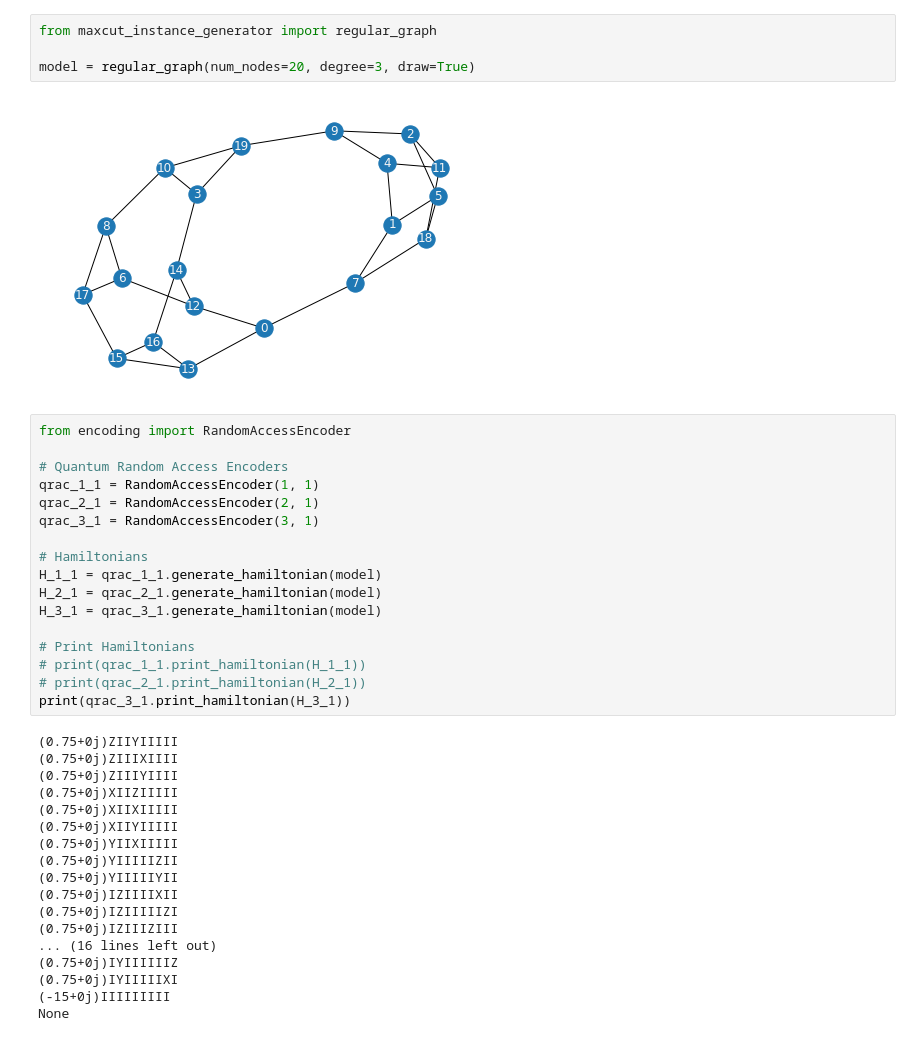
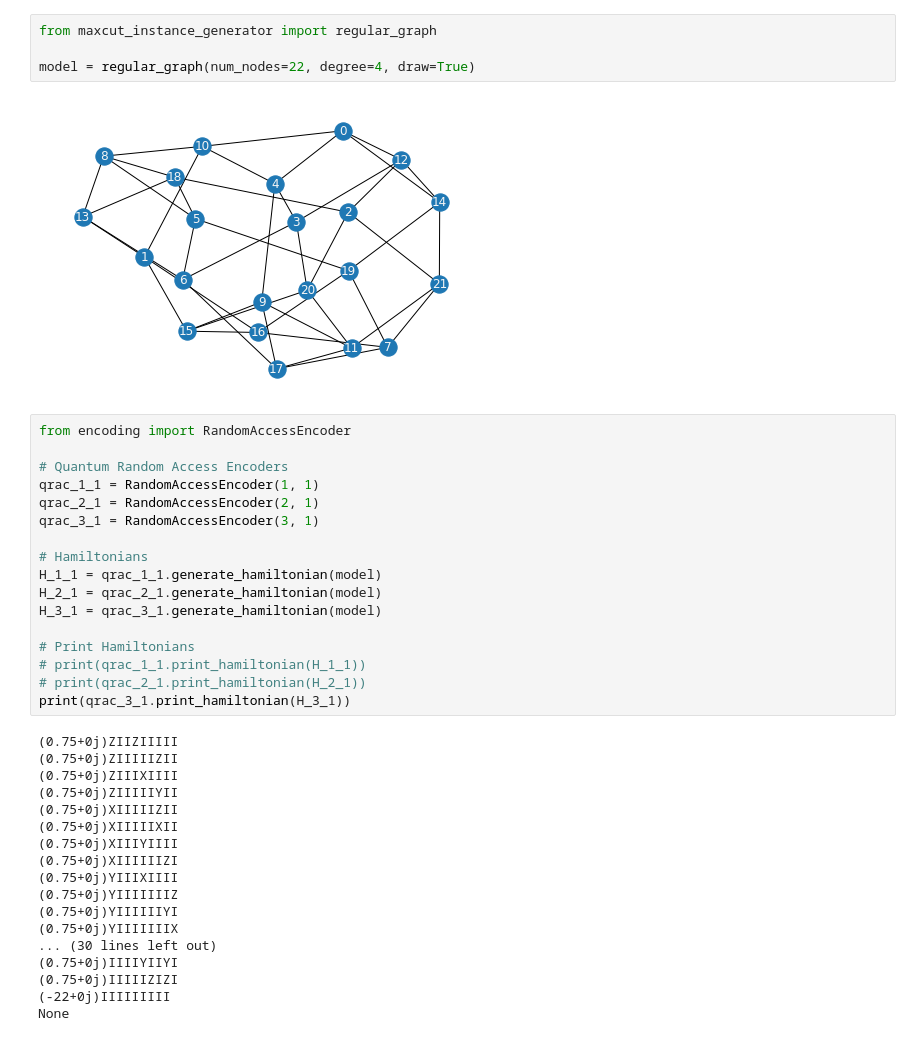
Before and after one commit to terapoon/qrao_experiment, a Jupyter notebook: qulacs/play_ground.ipynb, the cells around one changed output. Saved outputs shown, nothing was run; the diff lists cells and outputs as text.

```diff
--- a/qulacs/play_ground.ipynb
+++ b/qulacs/play_ground.ipynb
@@ -1,9 +1,9 @@
 # %%
 from maxcut_instance_generator import regular_graph
 
-model = regular_graph(num_nodes=20, degree=3, draw=True)
+model = regular_graph(num_nodes=22, degree=4, draw=True)
 # %% [output]
-[figure, old version]
+[figure, new version]
 # %%
 from encoding import RandomAccessEncoder
 
@@ -22,22 +22,22 @@ H_3_1 = qrac_3_1.generate_hamiltonian(model)
 # print(qrac_2_1.print_hamiltonian(H_2_1))
 print(qrac_3_1.print_hamiltonian(H_3_1))
 # %% [output]
-(0.75+0j)ZIIYIIIII
+(0.75+0j)ZIIZIIIII
+(0.75+0j)ZIIIIIZII
 (0.75+0j)ZIIIXIIII
-(0.75+0j)ZIIIYIIII
-(0.75+0j)XIIZIIIII
-(0.75+0j)XIIXIIIII
-(0.75+0j)XIIYIIIII
-(0.75+0j)YIIXIIIII
-(0.75+0j)YIIIIIZII
-(0.75+0j)YIIIIIYII
-(0.75+0j)IZIIIIXII
-(0.75+0j)IZIIIIIZI
-(0.75+0j)IZIIIZIII
-... (16 lines left out)
-(0.75+0j)IYIIIIIIZ
-(0.75+0j)IYIIIIIXI
-(-15+0j)IIIIIIIII
+(0.75+0j)ZIIIIIYII
+(0.75+0j)XIIIIIZII
+(0.75+0j)XIIIIIXII
+(0.75+0j)XIIIYIIII
+(0.75+0j)XIIIIIIZI
+(0.75+0j)YIIIXIIII
+(0.75+0j)YIIIIIIIZ
+(0.75+0j)YIIIIIIYI
+(0.75+0j)YIIIIIIIX
+... (30 lines left out)
+(0.75+0j)IIIIYIIYI
+(0.75+0j)IIIIIZIZI
+(-22+0j)IIIIIIIII
 None
 # %%
 import numpy as np
```
Also changed, not shown: parts of 3 cells of this notebook.
